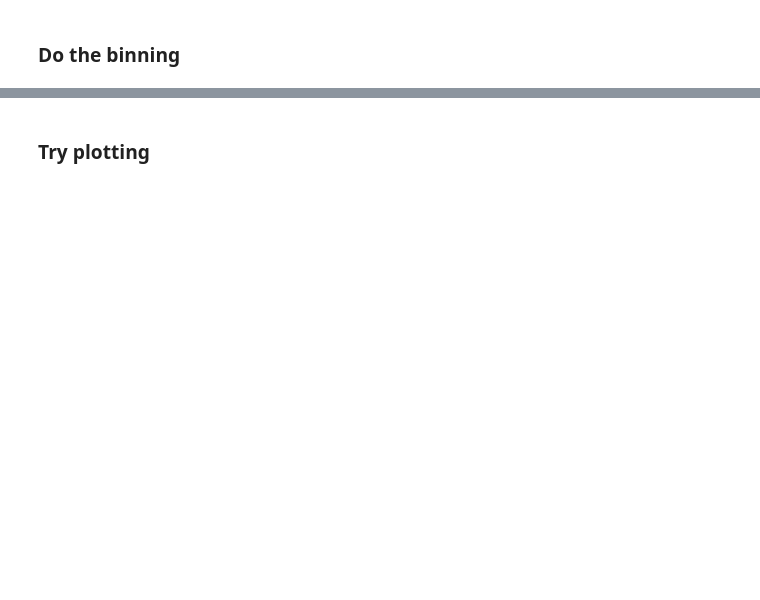
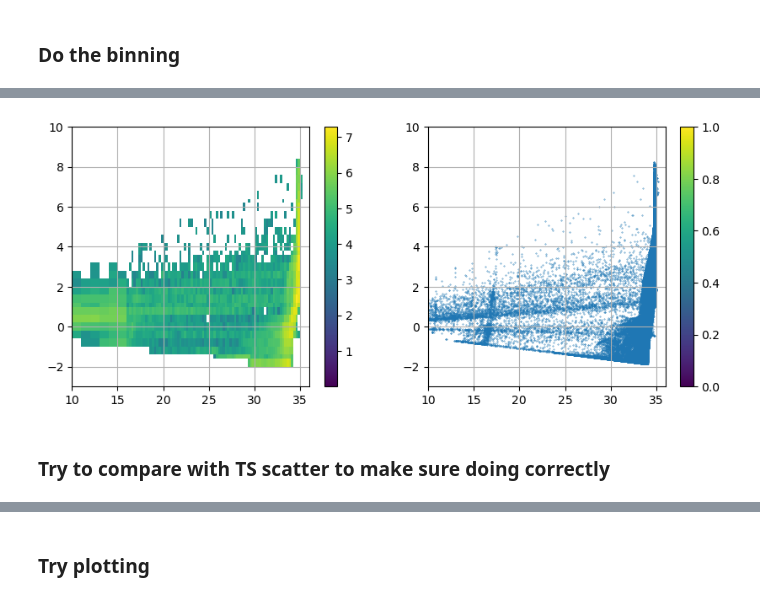
Before and after one commit to margaretmurakami/crios_backups, a Jupyter notebook: ASTE_270/offline_binning/BarentsSea_volume_TS.ipynb, the cells around one changed output, grey strips where cells are left out. Drawn from its saved outputs; the diff is of its cells as text; code cells hidden in the pictures; blank space fills up the shorter version.

```diff
--- a/ASTE_270/offline_binning/BarentsSea_volume_TS.ipynb
+++ b/ASTE_270/offline_binning/BarentsSea_volume_TS.ipynb
@@ -521,0 +492,4 @@ wetmask[wetmask == 0] = np.nan
+# %%
+vol *= wetmask[np.newaxis,:,:,:]
+temp *= wetmask[np.newaxis,:,:,:]
+salt *= wetmask[np.newaxis,:,:,:]
@@ -601,4 +595,3 @@ ds
 # %%
 # select for one time step ie December 2014
-ds = ds.sel(iteration = '2015-01-01T00:00:00.000000000')
-ds
+ds2 = ds.sel(iteration = '2014-12-01T00:00:00.000000000')
@@ -632,0 +660,3 @@ mesh /= dS
+# %%
+testmesh = np.nansum(testmesh,axis=2)
+testmesh
@@ -632,0 +671,14 @@ mesh /= dS
+# %%
+def truncate_colormap(cmap, minval=0.0, maxval=1.0, n=100):
+    new_cmap = colors.LinearSegmentedColormap.from_list(
+        'trunc({n},{a:.2f},{b:.2f})'.format(n=cmap.name, a=minval, b=maxval),
+        cmap(np.linspace(minval, maxval, n)))
+    return new_cmap
+
+# cmap = mpl.cm.get_cmap("viridis",14).copy()
+# cmap = truncate_colormap(cmap, 0.15)
+
+
+cmap = mpl.cm.get_cmap("viridis").copy()
+# cmap = truncate_colormap(cmap, 0.15)
+cmap.set_under(color='white')
@@ -633,3 +701,26 @@ mesh /= dS
+# %%
+Tbin,Sbin = np.meshgrid(binsTH_edges,binsSLT_edges)
+
+testmesh[testmesh ==0 ] = np.nan
+print(np.nanmin(testmesh))
+
+fig = plt.figure()
+
+ax = plt.subplot(121)
+pc = ax.pcolormesh(Sbin,Tbin,np.log10(testmesh), cmap=cmap,vmin=0.001)
+plt.colorbar(pc)
+plt.xlim(10,36)
+plt.ylim(-3,10)
+plt.grid()
+
+ax = plt.subplot(122)
+pc = ax.scatter(ds2.salinity.values.flatten(),ds2.theta.values.flatten(),s=0.1)
+plt.colorbar(pc)
+plt.xlim(10,36)
+plt.ylim(-3,10)
+plt.grid()
+# %% [output]
+[figure, added]
 # %%
 # add the mesh to the dataset
 dims = ("i_Tbins","i_Sbins","compact_x","compact_y")
@@ -644,0 +745,2 @@ attrs = {'title' : 'binned volume data within T and S bins for whole ASTE',
+# %% [markdown]
+### Try to compare with TS scatter to make sure doing correctly
```
Also changed, not shown: parts of 62 cells of this notebook, 1 other file.
